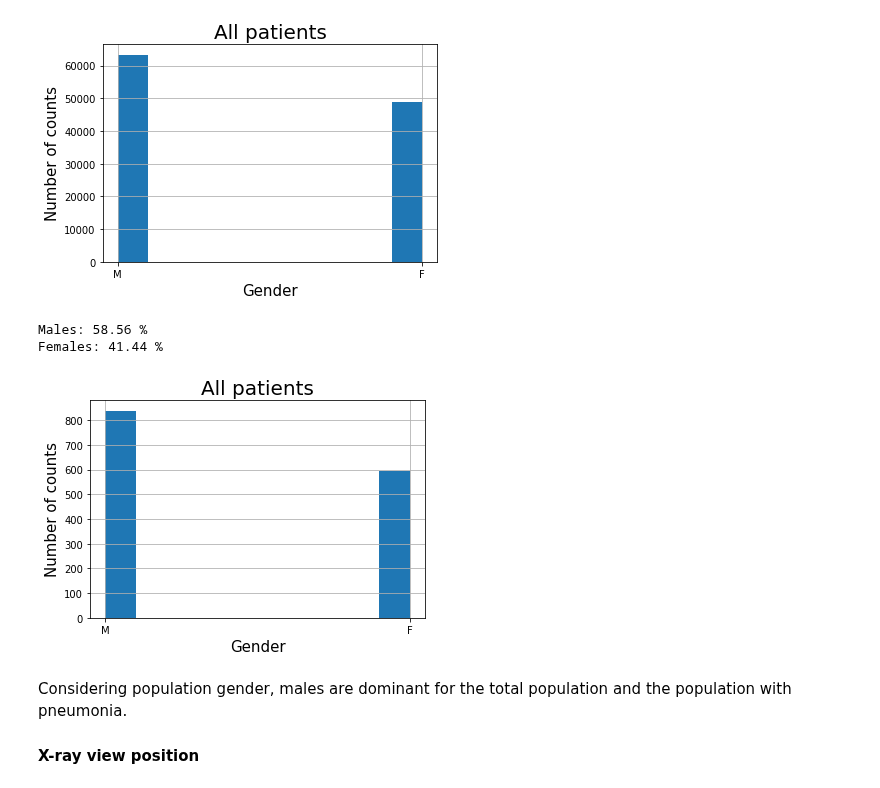
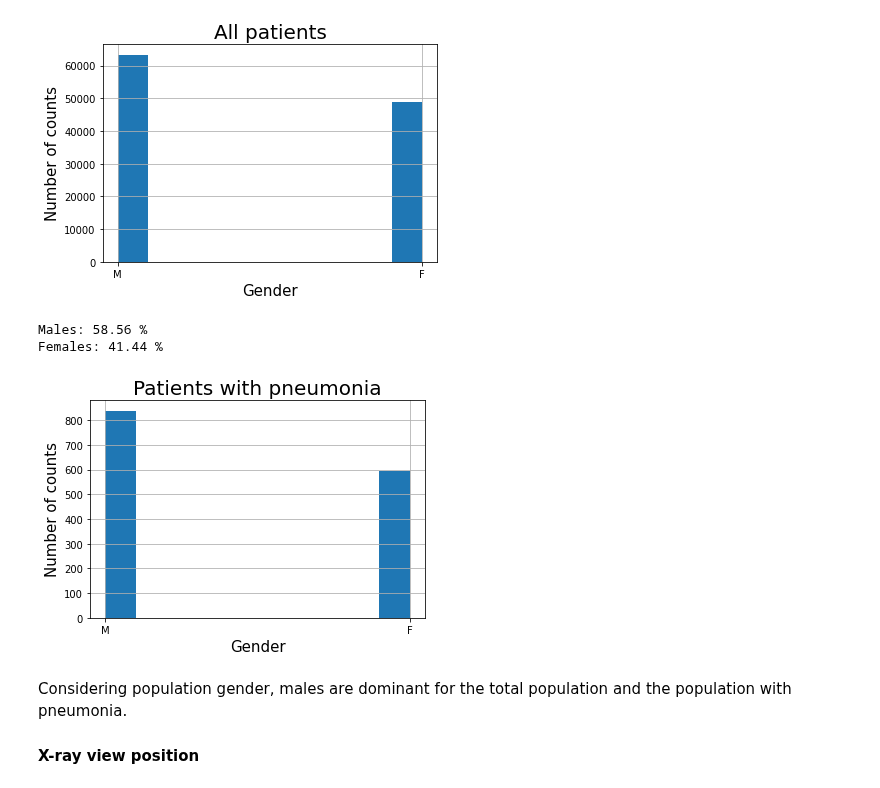
Before and after one commit to pdagger/AI_Healthcare_Projects, a Jupyter notebook: Pneumonia_Detection_Chest_X-Rays/EDA.ipynb, the cells around one changed output. Drawn from its saved outputs; the diff is of its cells as text; code cells hidden in the pictures.

Commit message:
Corrected some graphs/ started pixel analysis

```diff
--- a/Pneumonia_Detection_Chest_X-Rays/EDA.ipynb
+++ b/Pneumonia_Detection_Chest_X-Rays/EDA.ipynb
@@ -149,18 +149,18 @@ Females: 43.51 %
 # %%
 sex_pop = all_xray_df["Patient Gender"][filt2]
 _ = sex_pop.hist()
 _ = plt.xlabel("Gender", size=15)
 _ = plt.ylabel("Number of counts", size=15)
-_ = plt.title("All patients", size=20)
+_ = plt.title("Patients with pneumonia", size=20)
 
 numM = sex_pop.value_counts()[0]
 numF = sex_pop.value_counts()[1]
 print("Males: %.2f %%"%(100 * numM / len(sex_pop)))
 print("Females: %.2f %%"%(100 * numF / len(sex_pop)))
 # %% [output]
 Males: 58.56 %
 Females: 41.44 %
-[figure, old version]
+[figure, new version]
 # %% [markdown]
 Considering population gender, males are dominant for the total population and the population with pneumonia.
 
```
Also changed, not shown: parts of 9 cells of this notebook.
